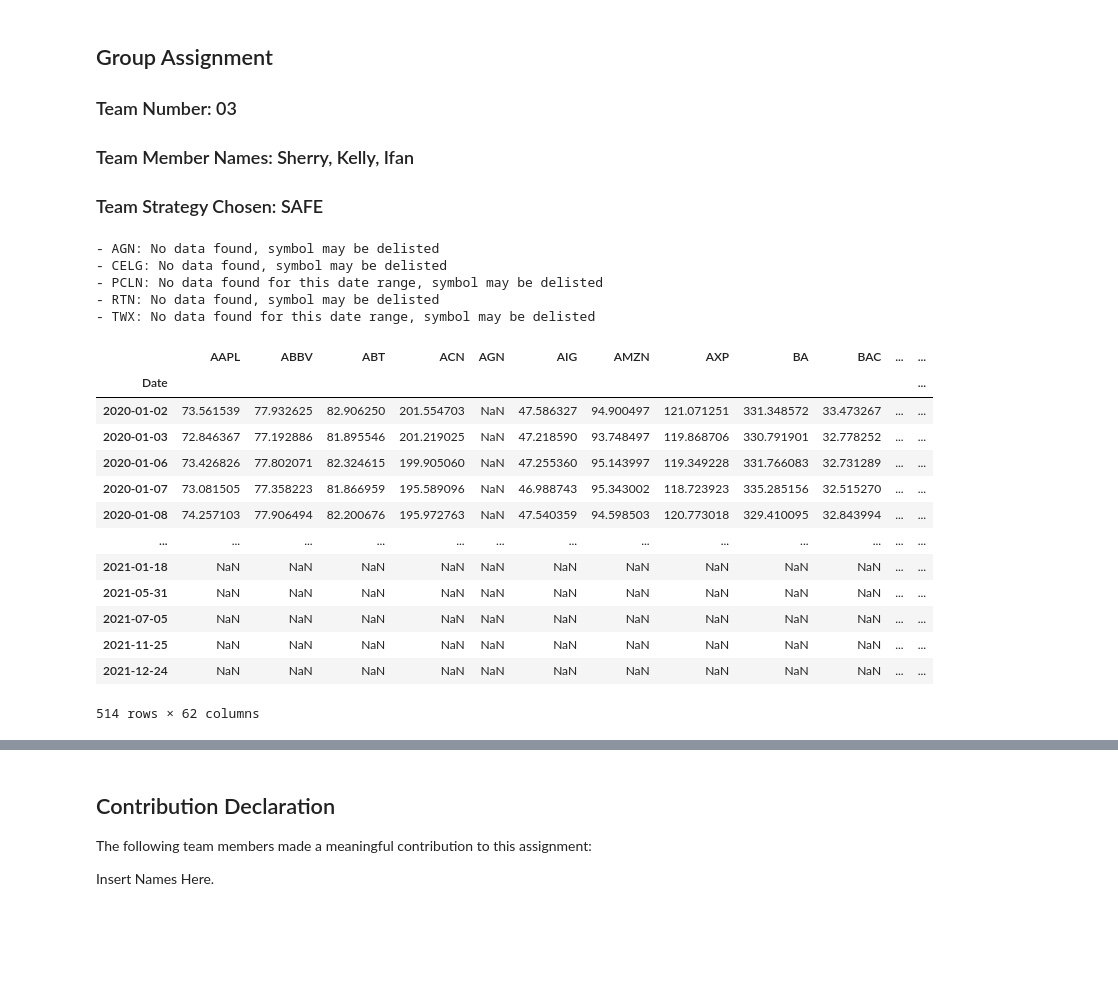
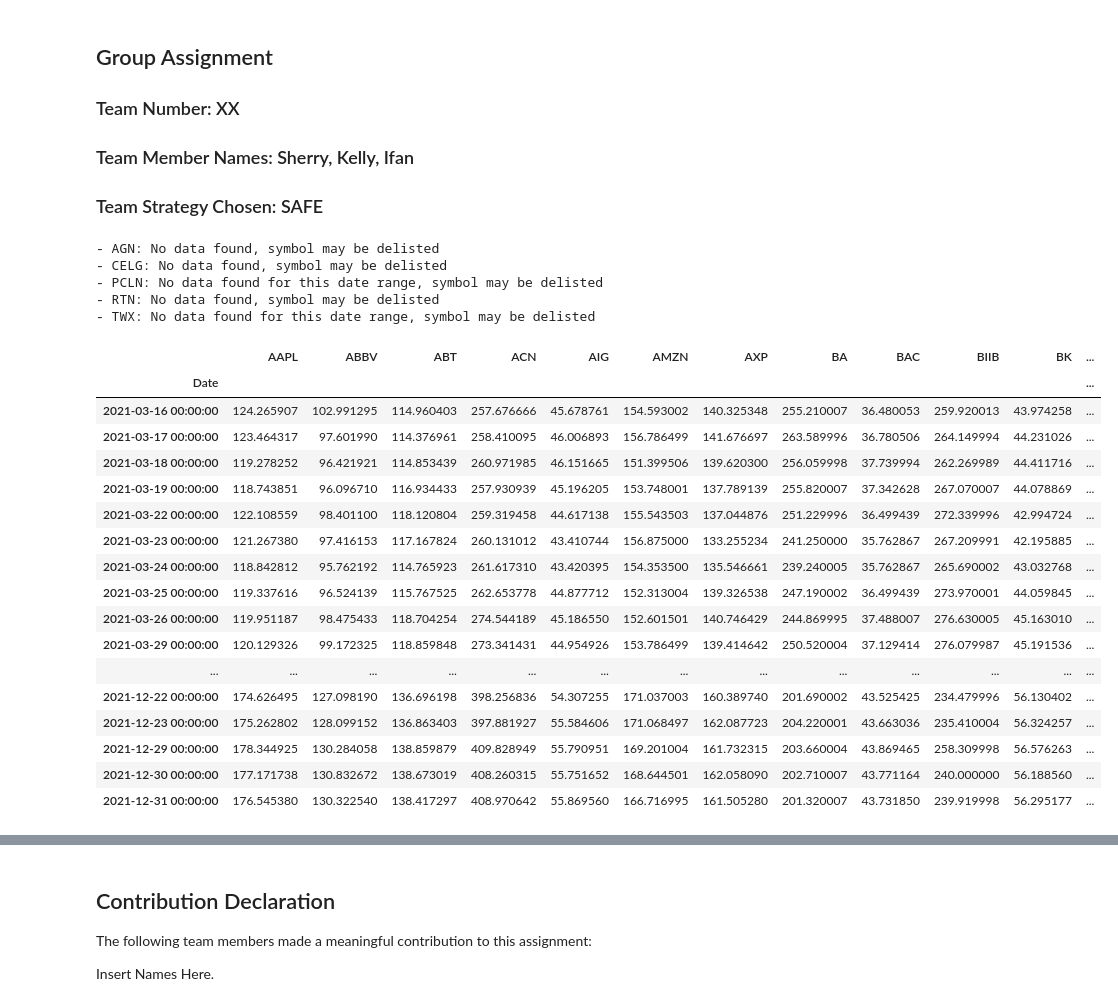
Before and after one commit to fengsherry/Robo-Advisor, a Jupyter notebook: Team_03_Assignment.ipynb, the cells around one changed output, grey strips where cells are left out. Cells and saved outputs as stored; diff of their text form; code cells hidden in the pictures; blank space fills up the shorter version.

Commit message:
Add files via upload
Removed delisted stocks from DataFrame (any columns where every column is NaN), as well as the removing the weird rows at the very bottom

```diff
--- a/Team_03_Assignment.ipynb
+++ b/Team_03_Assignment.ipynb
@@ -9,59 +9,68 @@ import matplotlib.pyplot as plt
 from datetime import datetime
 # %% [markdown]
 ## Group Assignment
-### Team Number: 03
+### Team Number: XX
 ### Team Member Names: Sherry, Kelly, Ifan
 ### Team Strategy Chosen: SAFE
 # %%
 tickers_df = pd.read_csv('Tickers_Example.csv')
-# When the CSV file is read, it takes the first ticker and makes it the name of the column, so we need to extract it
+#When the CSV file is read, it takes the first ticker and makes it the name of the column, so we need to extract it
 tickers_list = list(tickers_df.columns)
-# Now add the rest of the tickers in after it:
+#Now add the rest of the tickers in after it:
 tickers_list += tickers_df.iloc[:, 0].tolist()
 tickers_num = len(tickers_list)
 
-# Dates to pull closing data from, change as needed
+#Dates to pull closing data from, change as needed
 start_date = '2020-01-01'
 end_date = '2022-01-02'
 
 # Dictionary of all the stocks
 stocks_dict = {}
 stocks_full_info = {}
 
-# Function produces the daily closing prices of a stock
 def get_closing_prices(ticker, start, end):
     stock = yf.Ticker(ticker)
     hist = stock.history(start=start, end=end) #Daily
     return hist.Close
 
 for i in range (tickers_num):
     stocks_dict[tickers_list[i]] = get_closing_prices(tickers_list[i], start_date, end_date)
     stocks_full_info[tickers_list[i]] = yf.Ticker(tickers_list[i])
 
 # Create DataFrame
-all_prices = pd.DataFrame(stocks_dict)
+prices = pd.DataFrame(stocks_dict)
+
+#Some tickers are delisted, so we drop those columns entirely
+for i in range (tickers_num):
+    if prices[tickers_list[i]].isnull().all():
+        prices.drop(columns=[tickers_list[i]], inplace=True)
 
 #Some of the stocks are delisted, so if we uncomment this now, it'll delete the entire DataFrame
-#prices = prices.dropna()
+prices = prices.dropna()
 
-all_prices
+with pd.option_context('display.max_rows', None, 'display.max_columns', None):  # more options can be specified also
+    display(prices)
 # %% [output]
 - AGN: No data found, symbol may be delisted
 - CELG: No data found, symbol may be delisted
 - PCLN: No data found for this date range, symbol may be delisted
 - RTN: No data found, symbol may be delisted
 - TWX: No data found for this date range, symbol may be delisted
-|  | AAPL | ABBV | ABT | ACN | AGN | AIG | AMZN | AXP | BA | BAC | ... | ... |
+|  | AAPL | ABBV | ABT | ACN | AIG | AMZN | AXP | BA | BAC | BIIB | BK | ... |
 | Date |  |  |  |  |  |  |  |  |  |  |  | ... |
-| 2020-01-02 | 73.561539 | 77.932625 | 82.906250 | 201.554703 | NaN | 47.586327 | 94.900497 | 121.071251 | 331.348572 | 33.473267 | ... | ... |
-| 2020-01-03 | 72.846367 | 77.192886 | 81.895546 | 201.219025 | NaN | 47.218590 | 93.748497 | 119.868706 | 330.791901 | 32.778252 | ... | ... |
-| 2020-01-06 | 73.426826 | 77.802071 | 82.324615 | 199.905060 | NaN | 47.255360 | 95.143997 | 119.349228 | 331.766083 | 32.731289 | ... | ... |
-| 2020-01-07 | 73.081505 | 77.358223 | 81.866959 | 195.589096 | NaN | 46.988743 | 95.343002 | 118.723923 | 335.285156 | 32.515270 | ... | ... |
-| 2020-01-08 | 74.257103 | 77.906494 | 82.200676 | 195.972763 | NaN | 47.540359 | 94.598503 | 120.773018 | 329.410095 | 32.843994 | ... | ... |
+| 2021-03-16 00:00:00 | 124.265907 | 102.991295 | 114.960403 | 257.676666 | 45.678761 | 154.593002 | 140.325348 | 255.210007 | 36.480053 | 259.920013 | 43.974258 | ... |
+| 2021-03-17 00:00:00 | 123.464317 | 97.601990 | 114.376961 | 258.410095 | 46.006893 | 156.786499 | 141.676697 | 263.589996 | 36.780506 | 264.149994 | 44.231026 | ... |
+| 2021-03-18 00:00:00 | 119.278252 | 96.421921 | 114.853439 | 260.971985 | 46.151665 | 151.399506 | 139.620300 | 256.059998 | 37.739994 | 262.269989 | 44.411716 | ... |
+| 2021-03-19 00:00:00 | 118.743851 | 96.096710 | 116.934433 | 257.930939 | 45.196205 | 153.748001 | 137.789139 | 255.820007 | 37.342628 | 267.070007 | 44.078869 | ... |
+| 2021-03-22 00:00:00 | 122.108559 | 98.401100 | 118.120804 | 259.319458 | 44.617138 | 155.543503 | 137.044876 | 251.229996 | 36.499439 | 272.339996 | 42.994724 | ... |
+| 2021-03-23 00:00:00 | 121.267380 | 97.416153 | 117.167824 | 260.131012 | 43.410744 | 156.875000 | 133.255234 | 241.250000 | 35.762867 | 267.209991 | 42.195885 | ... |
+| 2021-03-24 00:00:00 | 118.842812 | 95.762192 | 114.765923 | 261.617310 | 43.420395 | 154.353500 | 135.546661 | 239.240005 | 35.762867 | 265.690002 | 43.032768 | ... |
+| 2021-03-25 00:00:00 | 119.337616 | 96.524139 | 115.767525 | 262.653778 | 44.877712 | 152.313004 | 139.326538 | 247.190002 | 36.499439 | 273.970001 | 44.059845 | ... |
+| 2021-03-26 00:00:00 | 119.951187 | 98.475433 | 118.704254 | 274.544189 | 45.186550 | 152.601501 | 140.746429 | 244.869995 | 37.488007 | 276.630005 | 45.163010 | ... |
+| 2021-03-29 00:00:00 | 120.129326 | 99.172325 | 118.859848 | 273.341431 | 44.954926 | 153.786499 | 139.414642 | 250.520004 | 37.129414 | 276.079987 | 45.191536 | ... |
 | ... | ... | ... | ... | ... | ... | ... | ... | ... | ... | ... | ... | ... |
-| 2021-01-18 | NaN | NaN | NaN | NaN | NaN | NaN | NaN | NaN | NaN | NaN | ... | ... |
-| 2021-05-31 | NaN | NaN | NaN | NaN | NaN | NaN | NaN | NaN | NaN | NaN | ... | ... |
-| 2021-07-05 | NaN | NaN | NaN | NaN | NaN | NaN | NaN | NaN | NaN | NaN | ... | ... |
-| 2021-11-25 | NaN | NaN | NaN | NaN | NaN | NaN | NaN | NaN | NaN | NaN | ... | ... |
-| 2021-12-24 | NaN | NaN | NaN | NaN | NaN | NaN | NaN | NaN | NaN | NaN | ... | ... |
+| 2021-12-22 00:00:00 | 174.626495 | 127.098190 | 136.696198 | 398.256836 | 54.307255 | 171.037003 | 160.389740 | 201.690002 | 43.525425 | 234.479996 | 56.130402 | ... |
+| 2021-12-23 00:00:00 | 175.262802 | 128.099152 | 136.863403 | 397.881927 | 55.584606 | 171.068497 | 162.087723 | 204.220001 | 43.663036 | 235.410004 | 56.324257 | ... |
+| 2021-12-29 00:00:00 | 178.344925 | 130.284058 | 138.859879 | 409.828949 | 55.790951 | 169.201004 | 161.732315 | 203.660004 | 43.869465 | 258.309998 | 56.576263 | ... |
+| 2021-12-30 00:00:00 | 177.171738 | 130.832672 | 138.673019 | 408.260315 | 55.751652 | 168.644501 | 162.058090 | 202.710007 | 43.771164 | 240.000000 | 56.188560 | ... |
+| 2021-12-31 00:00:00 | 176.545380 | 130.322540 | 138.417297 | 408.970642 | 55.869560 | 166.716995 | 161.505280 | 201.320007 | 43.731850 | 239.919998 | 56.295177 | ... |
-514 rows × 62 columns
```
Also changed, not shown: parts of 3 cells of this notebook.
